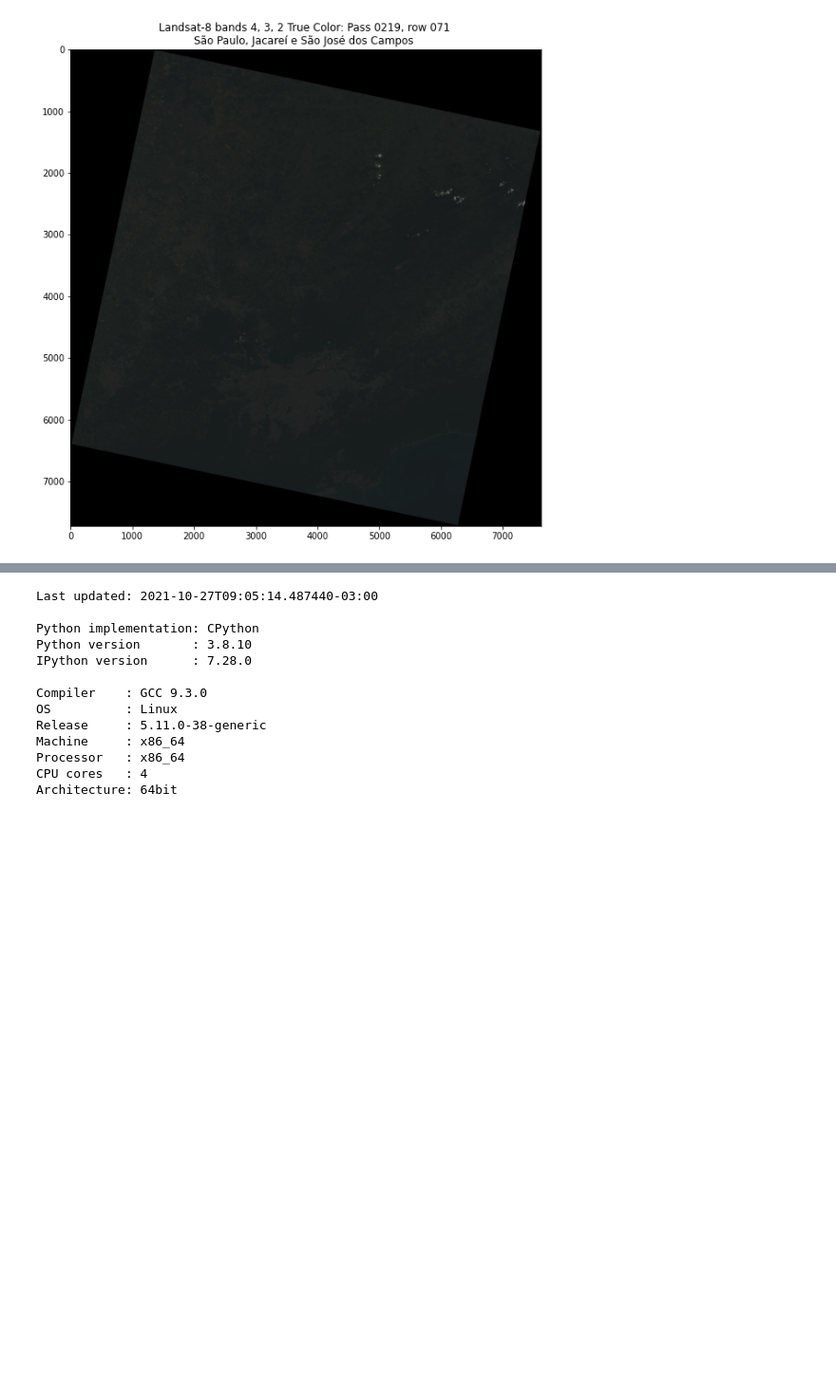
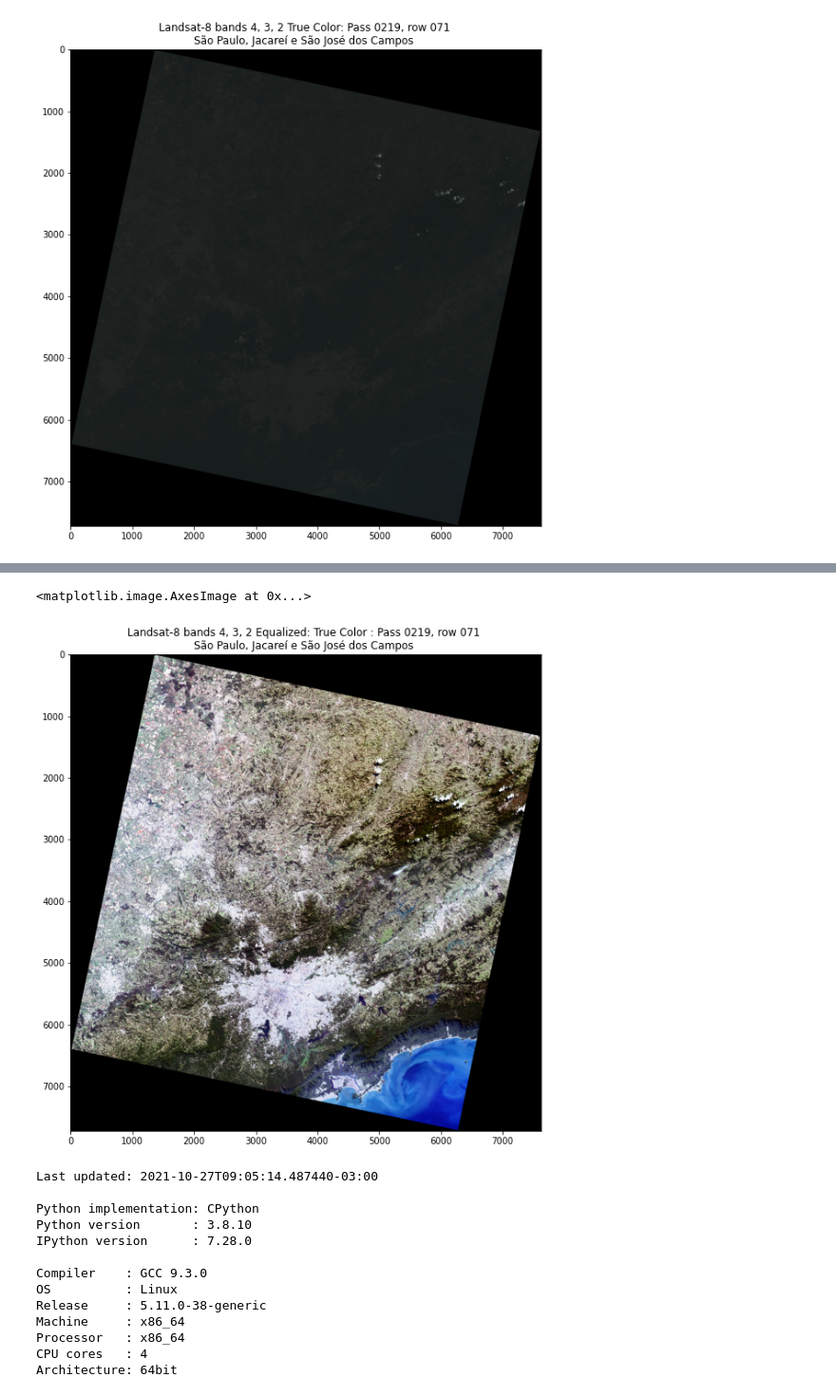
Before and after one commit to Equipe-Polaris-DSM-2021/api, a Jupyter notebook: pythonCodes/landsatImageProcess.ipynb, the cells around one changed output, grey strips where cells are left out. Shown at 95% size. Cells and saved outputs as stored; diff of their text form; code cells hidden in the pictures; blank space fills up the shorter version.

```diff
--- a/pythonCodes/landsatImageProcess.ipynb
+++ b/pythonCodes/landsatImageProcess.ipynb
@@ -240,20 +234,18 @@ def make_color_image_eqh(
     # create three color image
     rgb = numpy.dstack((b1_norm, b2_norm, b3_norm))
 
-    naip_data = numpy.moveaxis(rgb.squeeze(),-1,0) # move axis with 4 entries to beginning and remove extra dimension
-    naip_data_raster_reshaped = rasterio.plot.reshape_as_raster(naip_data)
-    print(naip_data_raster_reshaped) # check new shape, should be (4,3445,4703)
+    # naip_data = numpy.moveaxis(rgb.squeeze(),-1,0) # move axis with 4 entries to beginning and remove extra dimension
+    # naip_data_raster_reshaped = rasterio.plot.reshape_as_raster(naip_data)
+    # print(naip_data_raster_reshaped) # check new shape, should be (4,3445,4703)
 
-    # if they are equal, naip_meta doesn't need to be updated, otherwise update it
-    with rasterio.open('RGB.tiff','w',**b1.profile) as dst:
-        dst.write(naip_data_raster_reshaped)
+    # # if they are equal, naip_meta doesn't need to be updated, otherwise update it
+    # with rasterio.open('RGB.tiff','w',**b1.profile) as dst:
+    #     dst.write(naip_data_raster_reshaped)
 
-    with rasterio.open('BadRGB.tiff','w',driver='Gtiff', width=b1.width, height=b1.height,count=3,crs=b1.crs,transform=b1.transform, dtype=b1.dtypes[0]) as teste:
-        teste.write(b1_np,1)
-        teste.write(b2_np,2)
-        teste.write(b3_np,3)
-        teste.close()
+    # with rasterio.open('BadRGB.tiff','w',driver='Gtiff', width=b1.width, height=b1.height,count=3,crs=b1.crs,transform=b1.transform, dtype=b1.dtypes[0]) as teste:
+    #     teste.write(b1_np,1)
+    #     teste.write(b2_np,2)
+    #     teste.write(b3_np,3)
+    #     teste.close()
 
     return rgb
-
-rgb = make_color_image_eqh(4, 3, 2, fpath, 'eqh_hist')
@@ -262,12 +252,15 @@ rgb = make_color_image_eqh(4, 3, 2, fpath, 'eqh_hist')
 # %%
+rgb = make_color_image_eqh(4, 3, 2, fpath, 'eqh_hist')
 
+fig, ax = plt.subplots(1, figsize=(12, 10))
+ax.set_title(
+    'Landsat-8 bands 4, 3, 2 Equalized: True Color : Pass 0219, row 071 \nSão Paulo, Jacareí e São José dos Campos '
+)
 
-# fig, ax = plt.subplots(1, figsize=(12, 10))
-# ax.set_title(
-#     'Landsat-8 bands 4, 3, 2 Equalized: True Color : Pass 0219, row 071 \nSão Paulo, Jacareí e São José dos Campos '
-# )
-
-# plt.imshow(rgb)
+plt.imshow(rgb)
+# %% [output]
+<matplotlib.image.AxesImage at 0x...>
+[figure, added]
 # %%
 %watermark
 # %% [output]
```
Also changed, not shown: parts of 5 cells of this notebook.
